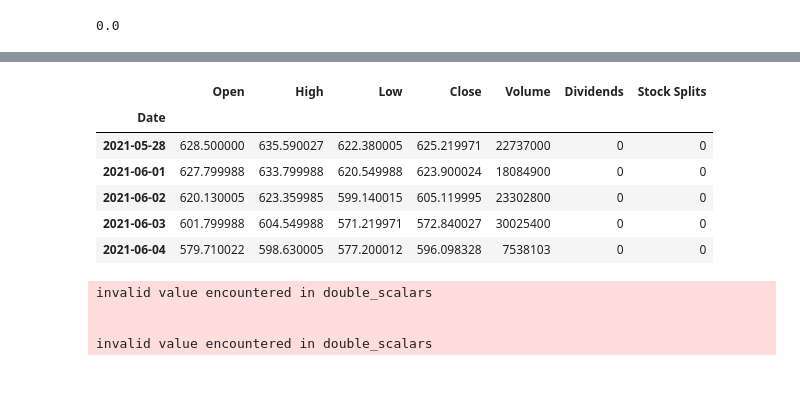
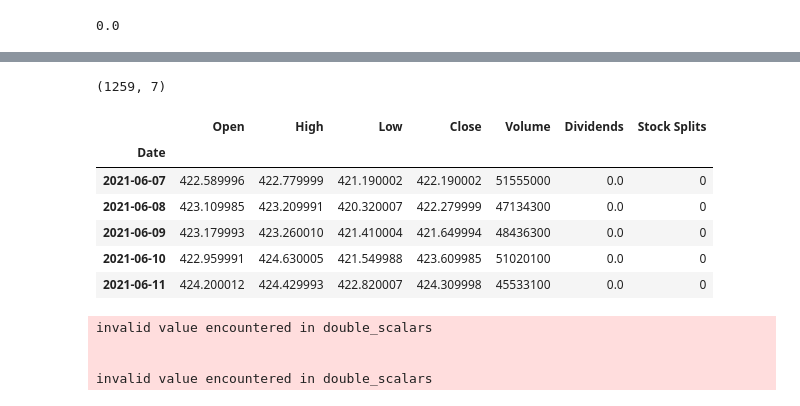
Before and after one commit to Amarilda/MscAston, a Jupyter notebook: MSC/Model.ipynb, the cells around one changed output, grey strips where cells are left out. Drawn from its saved outputs; the diff is of its cells as text; code cells hidden in the pictures.

```diff
--- a/MSC/Model.ipynb
+++ b/MSC/Model.ipynb
@@ -188,17 +189,19 @@ from ta import add_all_ta_features
 # %%
 import yfinance as yf, pandas as pd
 # %%
-tick = yf.Ticker(str('TSLA'))
-hist_data = tick.history(period="ytd")  # Tells yfinance what kind of data we want about this stock.
+tick = yf.Ticker(str('SPY'))
+hist_data = tick.history(period="5y")  # Tells yfinance what kind of data we want about this stock.
+print(hist_data.shape)
 hist_data.tail() # Observe the historical stock data
 # %% [output]
+(1259, 7)
 |  | Open | High | Low | Close | Volume | Dividends | Stock Splits |
 | Date |  |  |  |  |  |  |  |
-| 2021-05-28 | 628.500000 | 635.590027 | 622.380005 | 625.219971 | 22737000 | 0 | 0 |
-| 2021-06-01 | 627.799988 | 633.799988 | 620.549988 | 623.900024 | 18084900 | 0 | 0 |
-| 2021-06-02 | 620.130005 | 623.359985 | 599.140015 | 605.119995 | 23302800 | 0 | 0 |
-| 2021-06-03 | 601.799988 | 604.549988 | 571.219971 | 572.840027 | 30025400 | 0 | 0 |
-| 2021-06-04 | 579.710022 | 598.630005 | 577.200012 | 596.098328 | 7538103 | 0 | 0 |
+| 2021-06-07 | 422.589996 | 422.779999 | 421.190002 | 422.190002 | 51555000 | 0.0 | 0 |
+| 2021-06-08 | 423.109985 | 423.209991 | 420.320007 | 422.279999 | 47134300 | 0.0 | 0 |
+| 2021-06-09 | 423.179993 | 423.260010 | 421.410004 | 421.649994 | 48436300 | 0.0 | 0 |
+| 2021-06-10 | 422.959991 | 424.630005 | 421.549988 | 423.609985 | 51020100 | 0.0 | 0 |
+| 2021-06-11 | 424.200012 | 424.429993 | 422.820007 | 424.309998 | 45533100 | 0.0 | 0 |
 # %%
 mom_data = add_all_ta_features(hist_data, open="Open", high="High", low="Low", close="Close", volume="Volume")
 mom_data.columns
```
Also changed, not shown: parts of 12 cells of this notebook, 3 other files.
